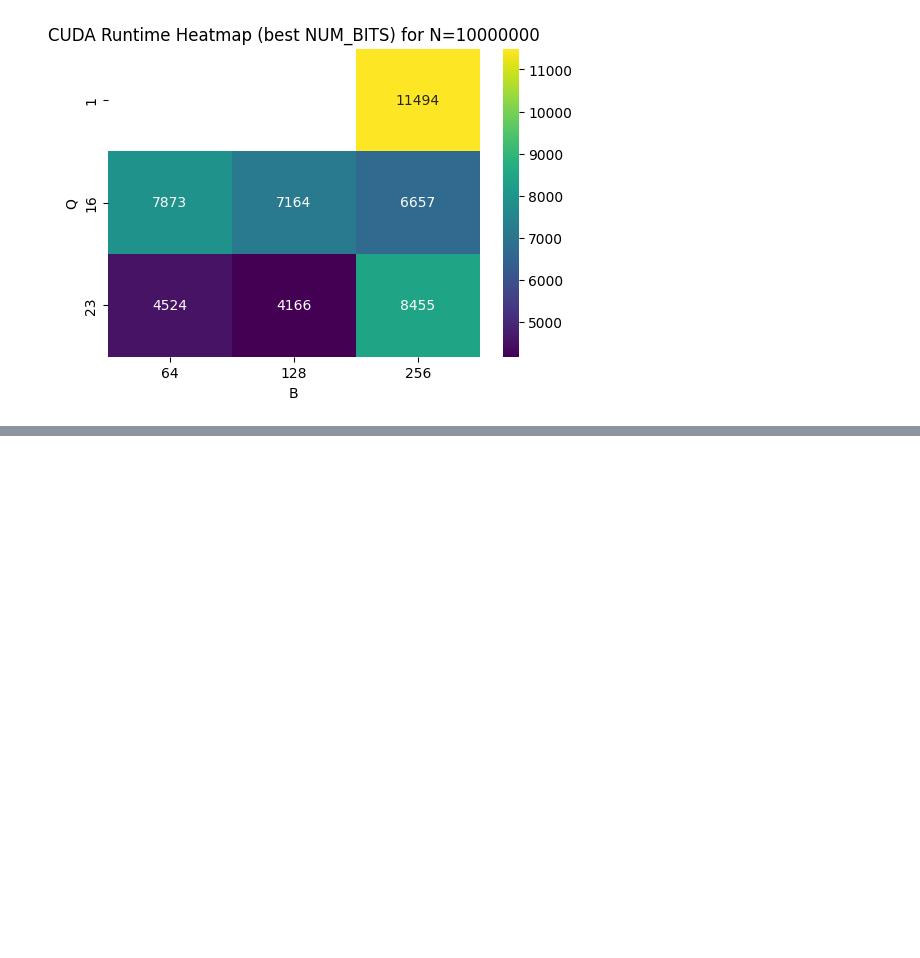
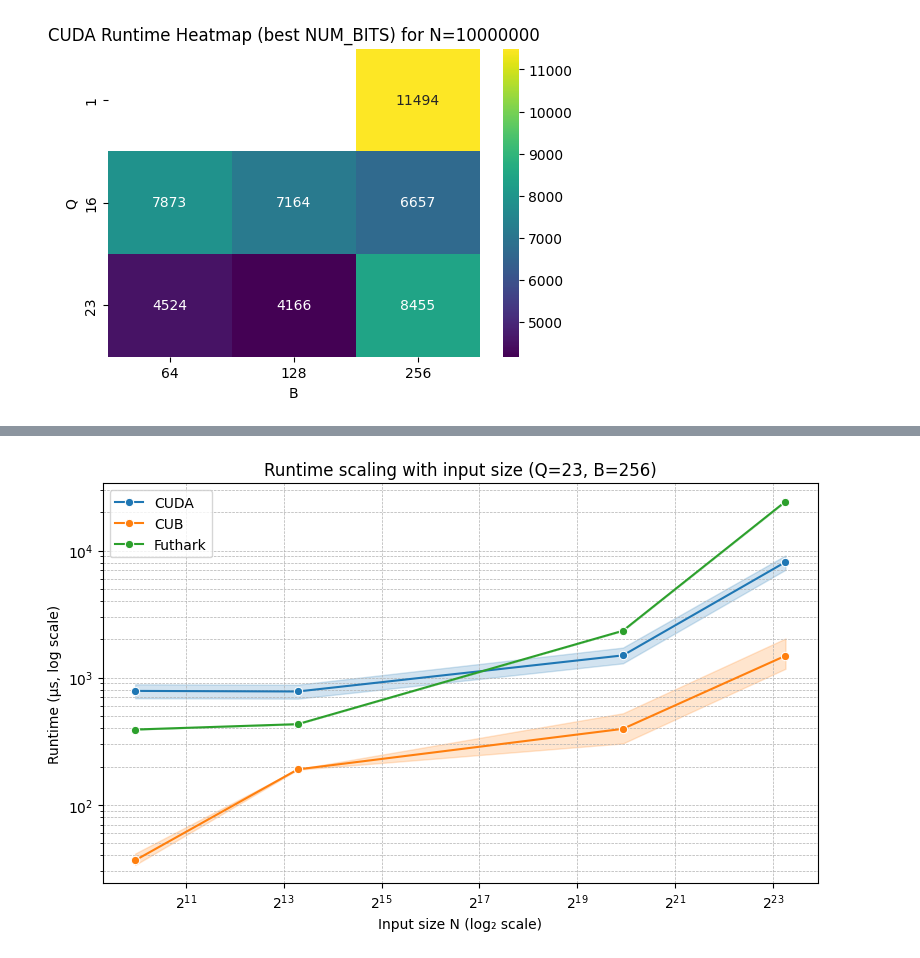
Before and after one commit to SchnitzelBeef/Project-Sorting-CUDA-, a Jupyter notebook: code/benchmarking/plot.ipynb, the cells around one changed output, grey strips where cells are left out. Cells and saved outputs as stored; diff of their text form; code cells hidden in the pictures; blank space fills up the shorter version.

```diff
--- a/code/benchmarking/plot.ipynb
+++ b/code/benchmarking/plot.ipynb
@@ -77,0 +81,24 @@ for N in df["N"].unique():
+# %%
+import pandas as pd
+import matplotlib.pyplot as plt
+import seaborn as sns
+
+# Load your data
+df = pd.read_csv("results.csv")
+
+plt.figure(figsize=(8,5))
+sns.lineplot(df, x="N", y="CUDA (µs)", label="CUDA", marker="o")
+sns.lineplot(df, x="N", y="Cub (µs)", label="CUB", marker="o")
+sns.lineplot(df, x="N", y="Futhark (µs)", label="Futhark", marker="o")
+
+plt.xscale("log", base=2)
+plt.yscale("log")
+plt.xlabel("Input size N (log₂ scale)")
+plt.ylabel("Runtime (µs, log scale)")
+plt.title("Runtime scaling with input size (Q=23, B=256)")
+plt.legend()
+plt.grid(True, which="both", ls="--", lw=0.5)
+plt.tight_layout()
+plt.show()
+# %% [output]
+[figure, added]
```
Also changed, not shown: parts of 2 cells of this notebook, 1 other file.
